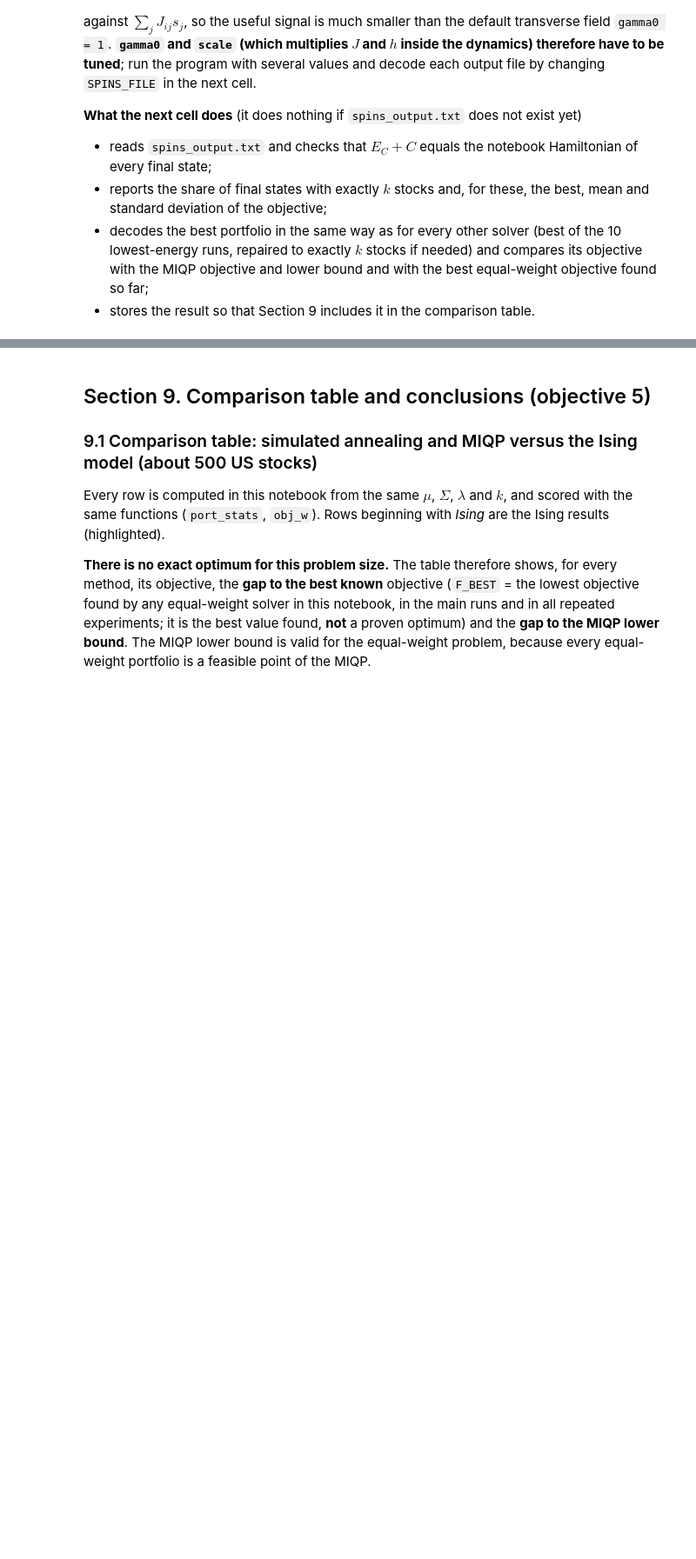
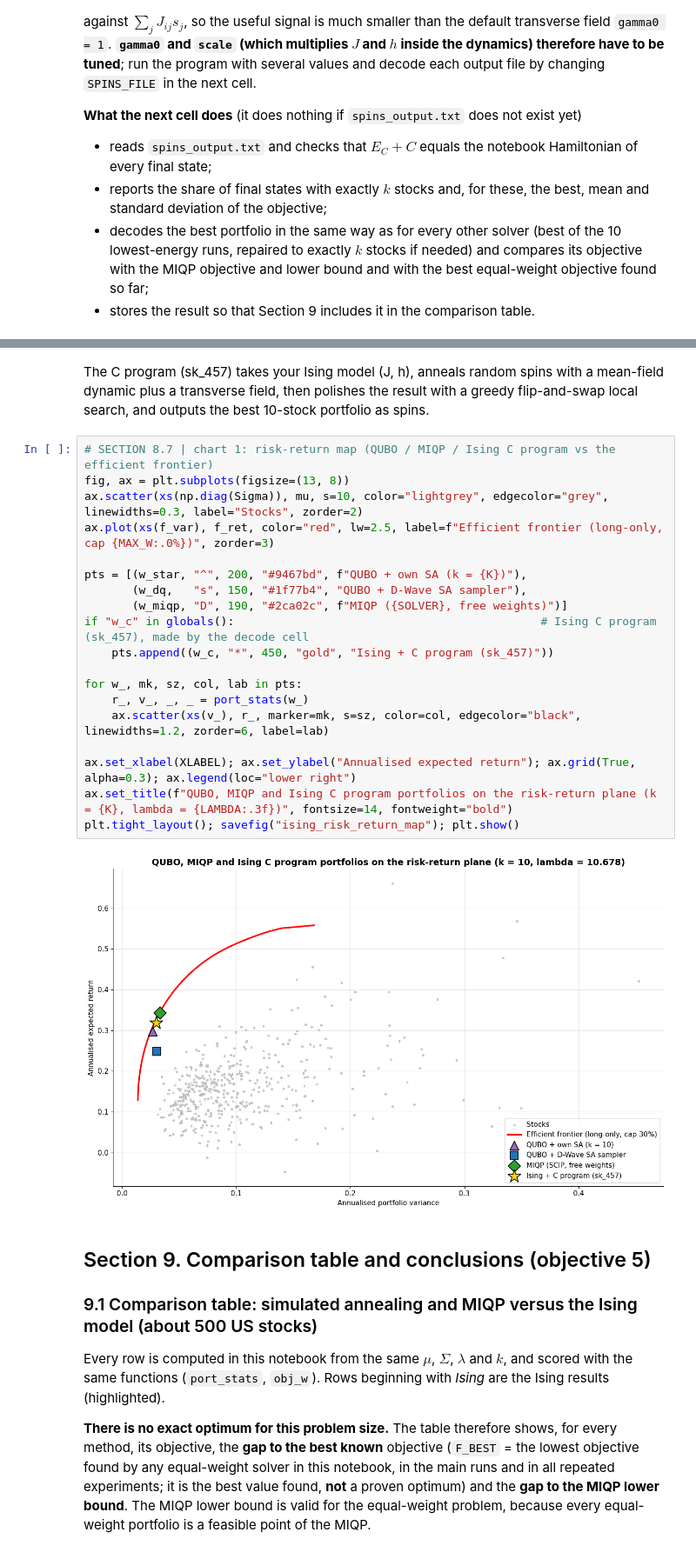
Before and after one commit to MesaGagan003-ops/Portfolio-Optimization, a Jupyter notebook: portfolio_optimization_500stocks_v3.ipynb, the cells around one changed output, grey strips where cells are left out. Shown at 87% size. Saved outputs shown, nothing was run; the diff lists cells and outputs as text; blank space fills up the shorter version.

```diff
--- a/portfolio_optimization_500stocks_v3.ipynb
+++ b/portfolio_optimization_500stocks_v3.ipynb
@@ -1769,3 +1992,26 @@ NameError: name 'os' is not defined
+# %% [markdown]
+The C program (sk_457) takes your Ising model (J, h), anneals random spins with a mean-field dynamic plus a transverse field, then polishes the result with a greedy flip-and-swap local search, and outputs the best 10-stock portfolio as spins.
+# %%
+# SECTION 8.7 | chart 1: risk-return map (QUBO / MIQP / Ising C program vs the efficient frontier)
+fig, ax = plt.subplots(figsize=(13, 8))
+ax.scatter(xs(np.diag(Sigma)), mu, s=10, color="lightgrey", edgecolor="grey", linewidths=0.3, label="Stocks", zorder=2)
+ax.plot(xs(f_var), f_ret, color="red", lw=2.5, label=f"Efficient frontier (long-only, cap {MAX_W:.0%})", zorder=3)
+
+pts = [(w_star, "^", 200, "#9467bd", f"QUBO + own SA (k = {K})"),
+       (w_dq,   "s", 150, "#1f77b4", "QUBO + D-Wave SA sampler"),
+       (w_miqp, "D", 190, "#2ca02c", f"MIQP ({SOLVER}, free weights)")]
+if "w_c" in globals():                                             # Ising C program (sk_457), made by the decode cell
+    pts.append((w_c, "*", 450, "gold", "Ising + C program (sk_457)"))
+
+for w_, mk, sz, col, lab in pts:
+    r_, v_, _, _ = port_stats(w_)
+    ax.scatter(xs(v_), r_, marker=mk, s=sz, color=col, edgecolor="black", linewidths=1.2, zorder=6, label=lab)
+
+ax.set_xlabel(XLABEL); ax.set_ylabel("Annualised expected return"); ax.grid(True, alpha=0.3); ax.legend(loc="lower right")
+ax.set_title(f"QUBO, MIQP and Ising C program portfolios on the risk-return plane (k = {K}, lambda = {LAMBDA:.3f})", fontsize=14, fontweight="bold")
+plt.tight_layout(); savefig("ising_risk_return_map"); plt.show()
+# %% [output]
+[figure, added]
 # %% [markdown]
 ## Section 9. Comparison table and conclusions (objective 5)
 
```
Also changed, not shown: parts of 18 cells of this notebook, 7 other files.
